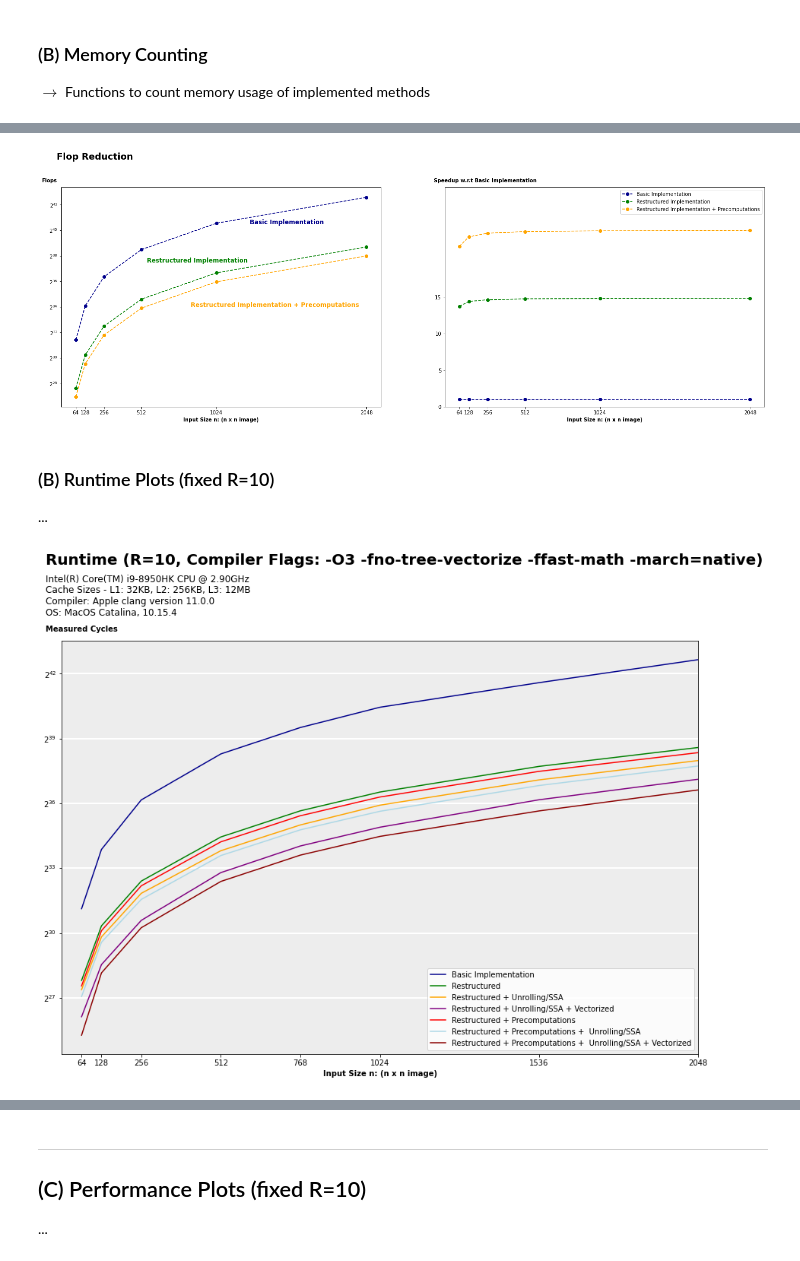
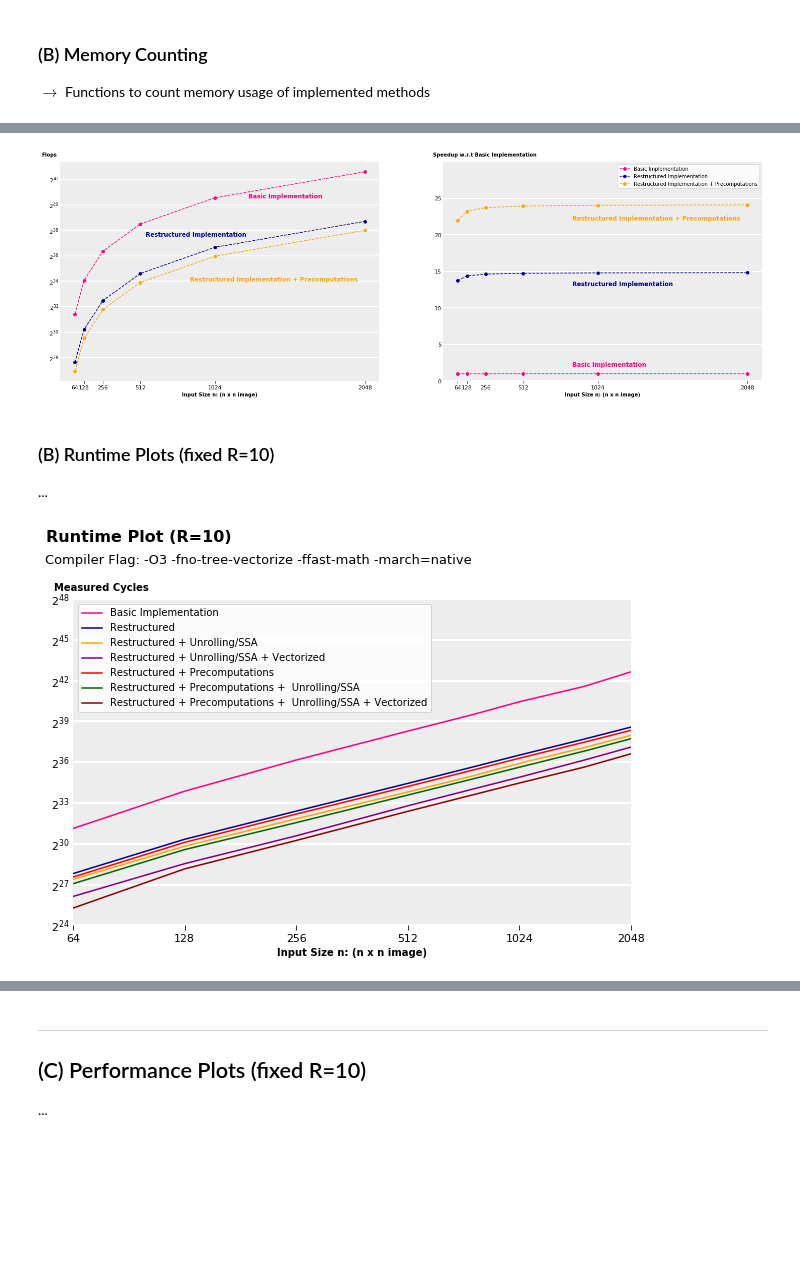
Before and after one commit to ninodimontalcino/advanced-denoising-mcrenderings, a Jupyter notebook: analysis/PerformanceAnalysis.ipynb, the cells around one changed output, grey strips where cells are left out. Drawn from its saved outputs; the diff is of its cells as text; code cells hidden in the pictures; blank space fills up the shorter version.

```diff
--- a/analysis/PerformanceAnalysis.ipynb
+++ b/analysis/PerformanceAnalysis.ipynb
@@ -328,4 +327,4 @@ def restructured_no_precomp_mem(n):
     reads += 5*3*n*n
     return reads*sizeof_float
 # %%
-colors = ["darkblue", "green", "purple", "red", "orange", "lightblue", "darkred"]
+colors = ["#FF007F", "darkblue", "orange", "purple", "red", "darkgreen", "darkred"]
@@ -331,0 +379,6 @@ colors = ["darkblue", "green", "purple", "red", "orange", "lightblue", "darkred"
+# %%
+print(n[3])
+sum = np.sum(flops, 0)
+for i, x in enumerate(flops[:]):
+    print(labels[i])
+    print(x[3] / sum[3])
@@ -362,0 +428,5 @@ fig.savefig('cost_analysis',bbox_inches='tight')
+# %%
+sum = np.sum(flops, 0)
+for i, x in enumerate(flops[:]):
+    print(labels[i])
+    print(x[3] / sum[3])
@@ -362,0 +475,5 @@ fig.savefig('cost_analysis',bbox_inches='tight')
+# %%
+sum = np.sum(flops, 0)
+for i, x in enumerate(flops[:]):
+    print(labels[i])
+    print(x[3] / sum[3])
@@ -399,37 +527,65 @@ for m, m_name in enumerate(method[1:]):
     axs[1].plot(n, flops_improvement[m+1], 'o--', label=m_name, color=colors[m+1])
 
 ## ---------------------
 # Customize Plot
 ## ---------------------
 
-suptitle = plt.suptitle("Flop Reduction", x=0.12, y=1., fontsize=18, ha='left', fontweight='bold')
+#suptitle = plt.suptitle("Flop Reduction", x=0.12, y=1., fontsize=18, ha='left', fontweight='bold')
 
 # Subplot 1
 axs[0].set_ylabel("Flops", fontweight='bold', rotation=0, position=(0,1.02), labelpad=-0)
 axs[0].set_xlabel("Input Size n: (n x n image)", fontweight='bold')
 axs[0].set_xticks(n)
 axs[0].set_yticks(np.arange(24, 48, step=4))
 axs[0].set_yscale('log', basey=2)
 axs[0].text(1250, 2**40.5, method[0], color=colors[0], fontsize=12, fontweight='bold')
 axs[0].text(550, 2**37.5, method[1], color=colors[1], fontsize=12, fontweight='bold')
 axs[0].text(850, 2**34, method[2], color=colors[2], fontsize=12, fontweight='bold')
 
+axs[0].grid(True, color='w', linestyle='-', linewidth=2)
+axs[0].patch.set_facecolor('0.93')
+axs[0].xaxis.grid(False)
+axs[0].yaxis.grid(True)
+
+axs[0].spines['right'].set_color('none')
+axs[0].spines['top'].set_color('none')
+axs[0].spines['left'].set_color('none')
+axs[0].spines['bottom'].set_color('none')
+axs[0].tick_params(axis='y', which='both', length=0, labelsize=11)
+axs[0].tick_params(axis='x', which='both', length=5, labelsize=11)
+
 # Subplot 2
 axs[1].set_ylabel("Speedup w.r.t Basic Implementation", fontweight='bold', rotation=0, position=(0,1.02), labelpad=-100)
 axs[1].set_xlabel("Input Size n: (n x n image)", fontweight='bold')
 #axs[1].set_ylim(0,17)
 axs[1].set_ylim(0,30)
 axs[1].set_xticks(n)
-axs[1].set_yticks(np.arange(0, 17, step=5))
+axs[1].set_yticks(np.arange(0, 30, step=5))
 #axs[1].set_yticks(np.arange(0, 22, step=5))
+
+axs[1].grid(True, color='w', linestyle='-', linewidth=2)
+axs[1].patch.set_facecolor('0.93')
+axs[1].xaxis.grid(False)
+axs[1].yaxis.grid(True)
+
+axs[1].spines['right'].set_color('none')
+axs[1].spines['top'].set_color('none')
+axs[1].spines['left'].set_color('none')
+axs[1].spines['bottom'].set_color('none')
+axs[1].tick_params(axis='y', which='both', length=0, labelsize=11)
+axs[1].tick_params(axis='x', which='both', length=5, labelsize=11)
+
+axs[1].text(850, 2, method[0], color=colors[0], fontsize=12, fontweight='bold')
+axs[1].text(850, 13, method[1], color=colors[1], fontsize=12, fontweight='bold')
+axs[1].text(850, 22, method[2], color=colors[2], fontsize=12, fontweight='bold')
 
 
 #axs[0].legend()
 axs[1].legend()
 
-fig.savefig('flop_reduction',bbox_inches='tight',bbox_extra_artists=[suptitle])
+fig.savefig('flop_reduction.pdf',bbox_inches='tight')
 # %% [output]
-[figure, old version]
+[figure, new version]
 # %% [markdown]
 ### (B) Runtime Plots (fixed R=10)
 ...
@@ -478,8 +634,10 @@ cycles = np.array([
 
 # Init Plot
 fig = plt.figure(figsize=FIGSIZE)
-suptitle = plt.suptitle("Runtime (R=10, Compiler Flags: -O3 -fno-tree-vectorize -ffast-math -march=native)", x=0.105, y=1.04, fontsize=20, ha='left', fontweight='bold')
-plt.title(hardware_info, fontsize=12, x=-0.025, y=1.05, ha='left')
+
+suptitle = plt.suptitle("Runtime Plot (R=10)", x=0.088, y=1.04, fontsize=16, ha='left', fontweight='bold')
+plt.title("Compiler Flag: -O3 -fno-tree-vectorize -ffast-math -march=native ", fontsize=13, x=-0.05, y=1.09, ha='left')
+
 
 # Plot Series
 for i, serie in enumerate(series):
@@ -492,7 +650,9 @@ for i, serie in enumerate(series):
 # Customize Plot
 plt.xticks(n)
 plt.yscale('log', basey=2)
-plt.xlim(0,2048)
+plt.xscale('log', basex=2)
+plt.xlim(64,2048)
+plt.ylim(2**24, 2**48)
 
 plt.grid(True, color='w', linestyle='-', linewidth=2)
 plt.gca().patch.set_facecolor('0.93')
@@ -502,11 +662,21 @@ plt.gca().yaxis.grid(True)
 plt.ylabel("Measured Cycles", fontweight='bold', rotation=0, position=(0,1.02), labelpad=-50)
 plt.xlabel("Input Size n: (n x n image)", fontweight='bold')
 
+plt.xticks([64.0, 128.0, 256.0, 512.0, 1024.0, 2048.0], ["64", "128", "256", "512", "1024", "2048"])
+
+ax = plt.gca()
+ax.spines['right'].set_color('none')
+ax.spines['top'].set_color('none')
+ax.spines['left'].set_color('none')
+ax.spines['bottom'].set_color('none')
+ax.tick_params(axis='y', which='both', length=0, labelsize=11)
+ax.tick_params(axis='x', which='both', length=5, labelsize=11)
+
 plt.legend()
 
-fig.savefig('runtime_evaluation',bbox_inches='tight',bbox_extra_artists=[suptitle])
+fig.savefig('runtime.pdf',bbox_inches='tight',bbox_extra_artists=[suptitle])
 # %% [output]
-[figure, old version]
+[figure, new version]
 # %%
 # ------------------------------------------------------
 # Speedup-Plot
```
Also changed, not shown: parts of 20 cells of this notebook, 18 other files.
